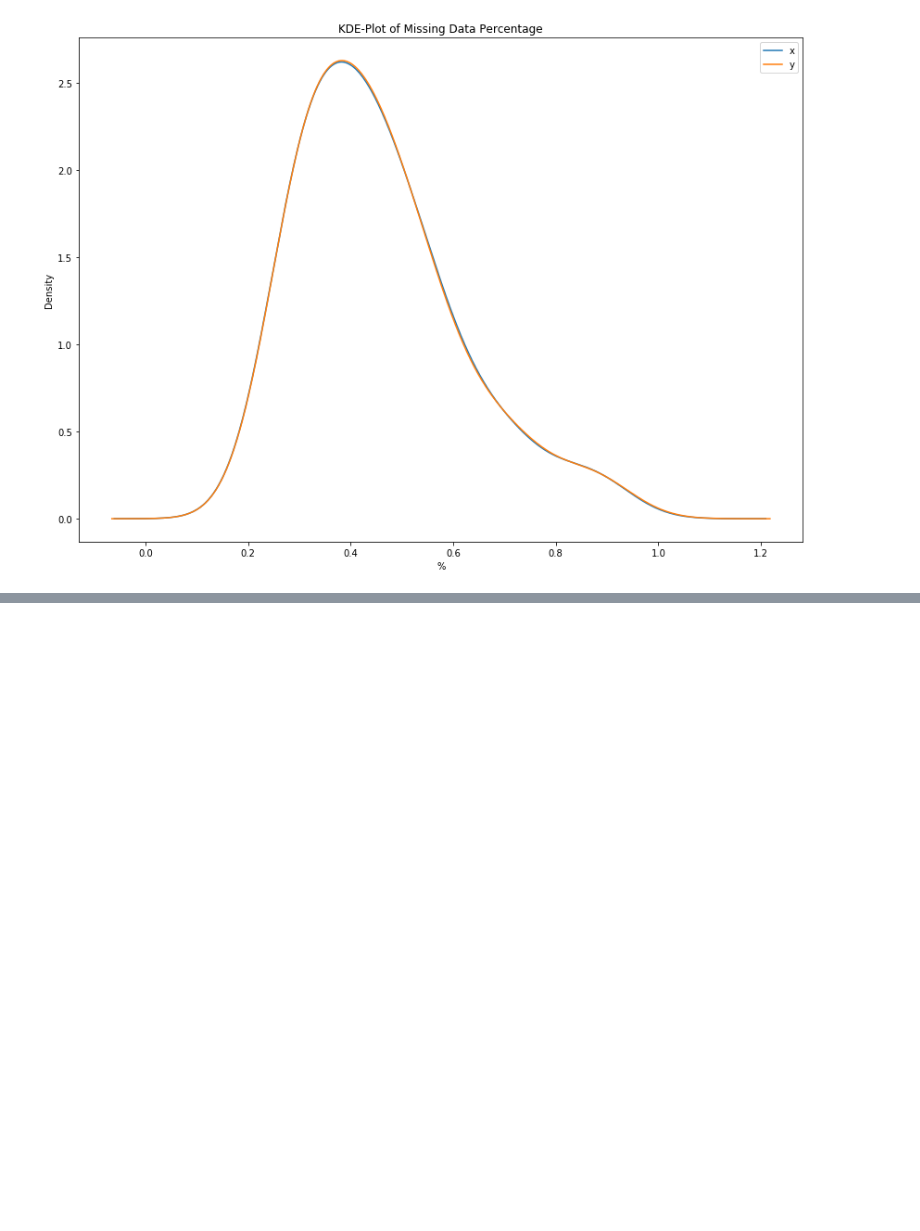
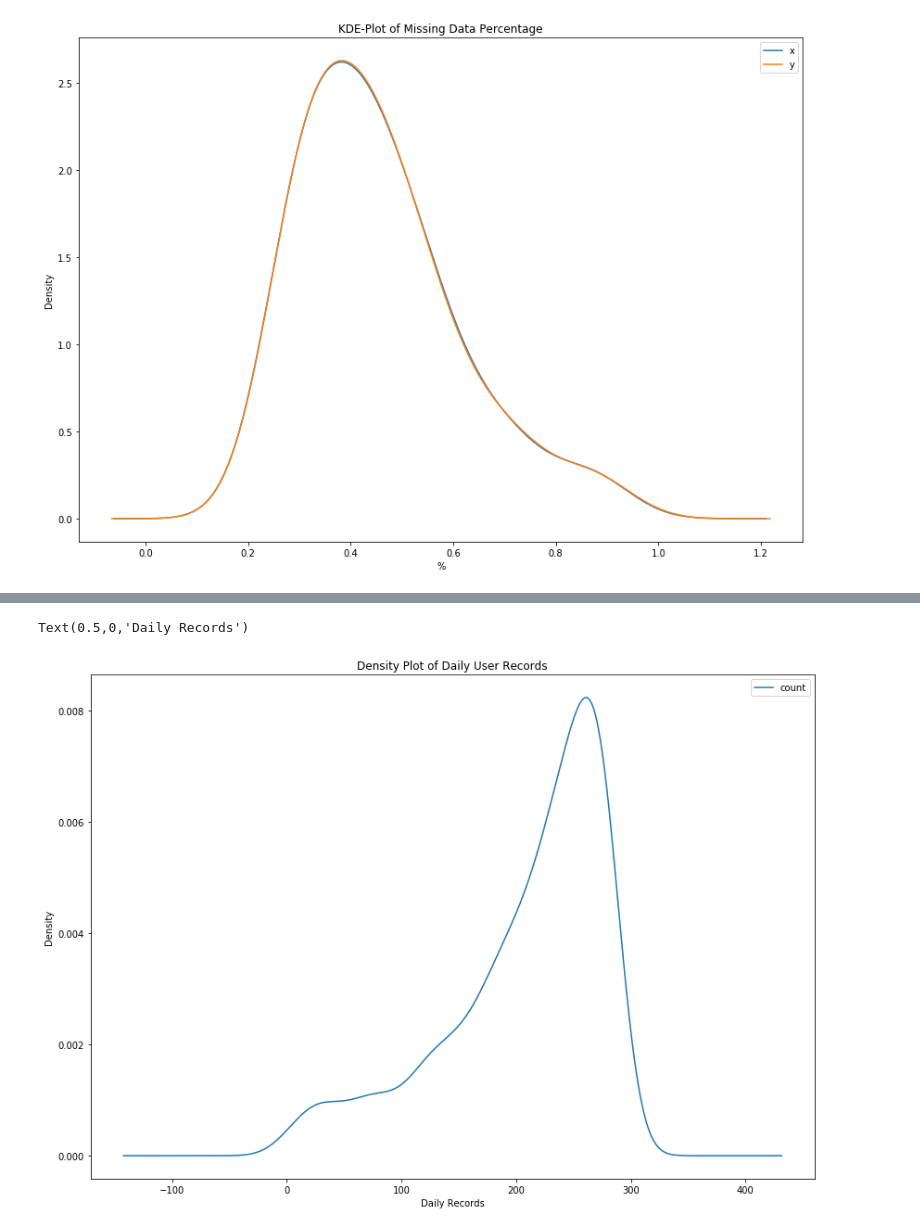
Before and after one commit to ajal8/DP_Project, a Jupyter notebook: Data_Prepration.ipynb, the cells around one changed output, grey strips where cells are left out. Saved outputs shown, nothing was run; the diff lists cells and outputs as text; code cells hidden in the pictures; blank space fills up the shorter version.

Commit message:
user summary

```diff
--- a/Data_Prepration.ipynb
+++ b/Data_Prepration.ipynb
@@ -569,0 +612,9 @@ Text(0.5, 0, '%')
+# %%
+record_info = gps_data_time.groupby(['user_id', 'time_d']).size().reset_index(name = 'count')
+record_info = record_info.drop(['user_id', 'time_d'], axis=1)
+
+plot = record_info.plot.kde(title="Density Plot of Daily User Records", figsize=(14, 10)).set_xlabel("Daily Records")
+plot
+# %% [output]
+Text(0.5,0,'Daily Records')
+[figure, added]
```
Also changed, not shown: parts of 3 cells of this notebook.
